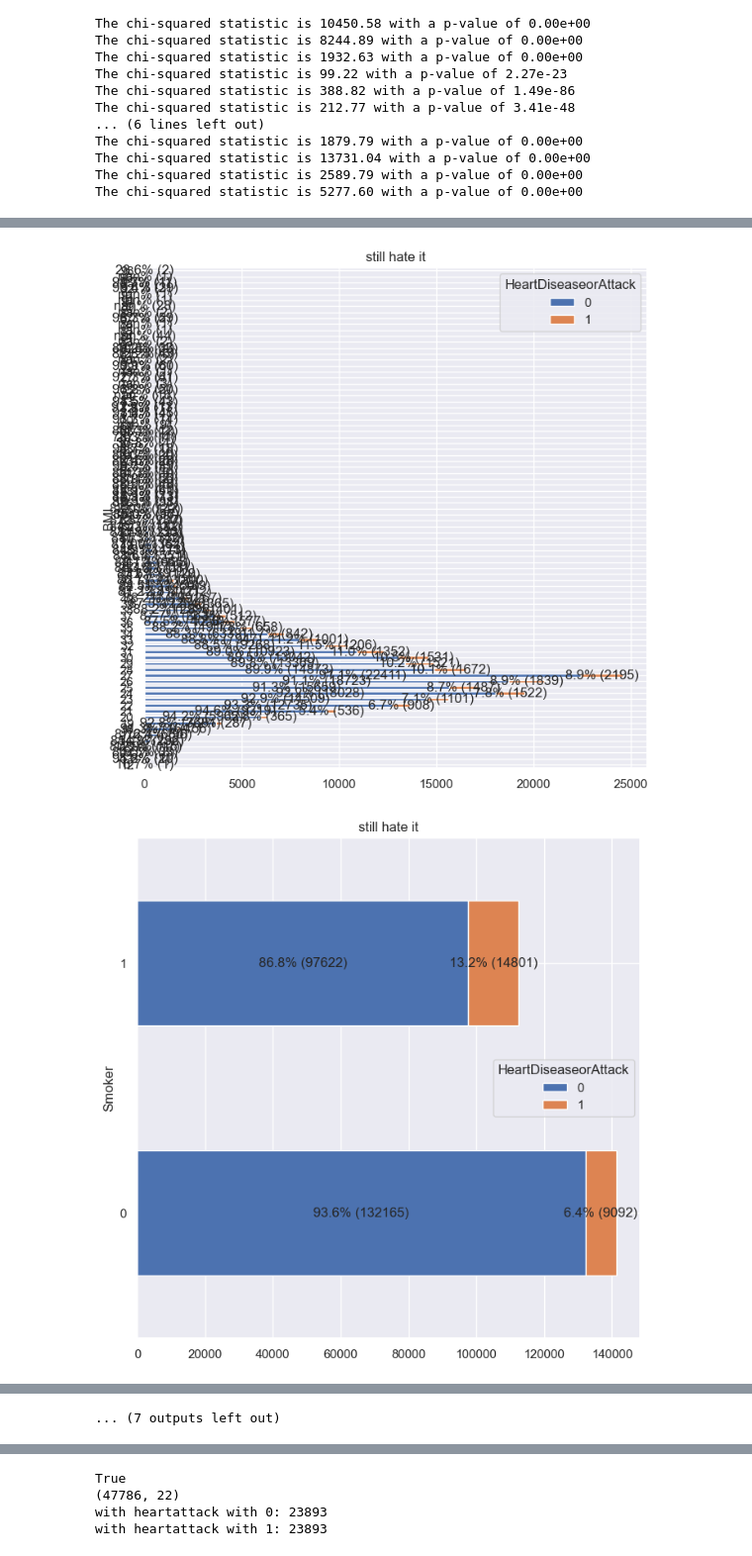
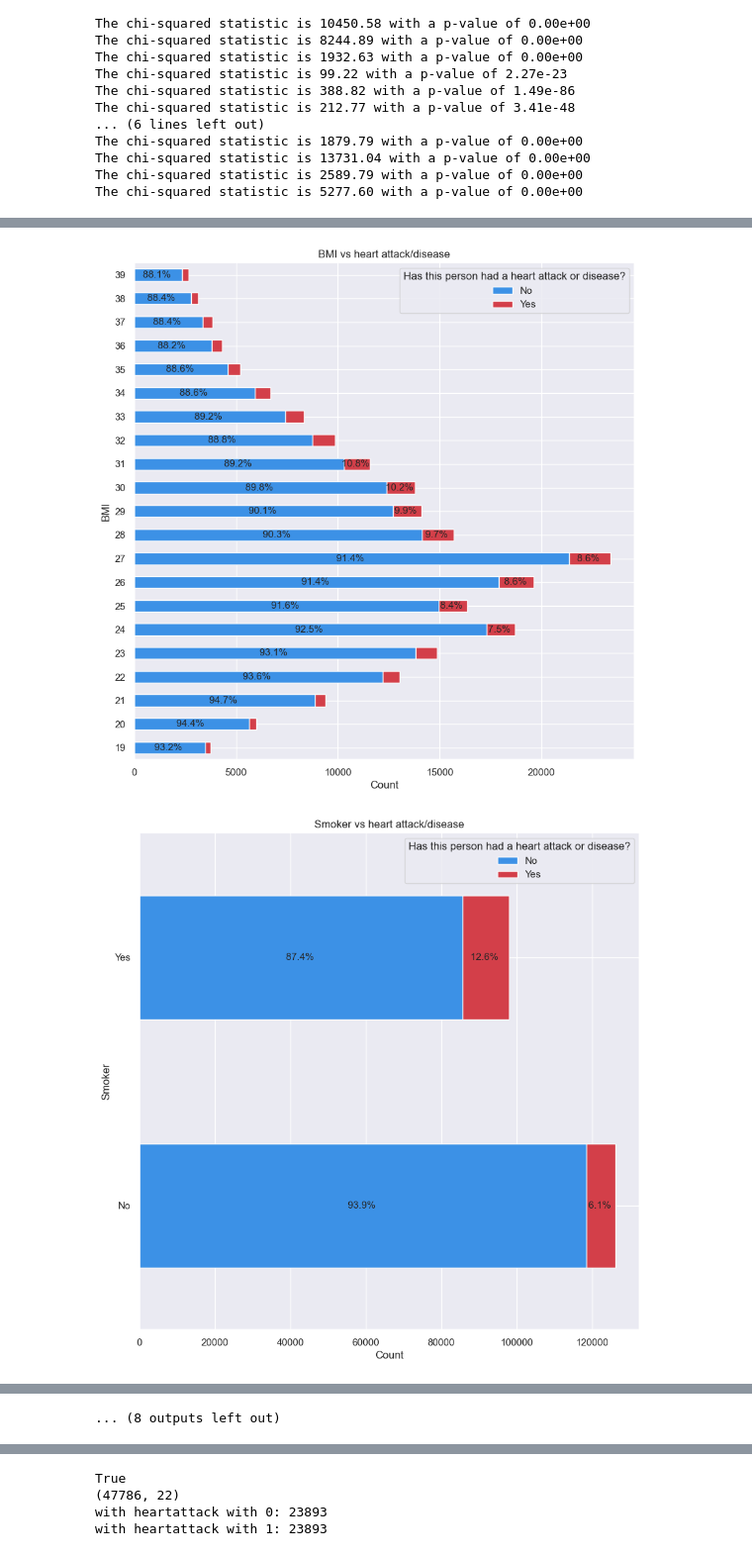
Before and after one commit to RobinMurk/Heart_attack_risk_analysis, a Jupyter notebook: Heart_disease_analysis.ipynb, the cells around one changed output, grey strips where cells are left out. Shown at 99% size. Cells and saved outputs as stored; diff of their text form; code cells hidden in the pictures.

Commit message:
graphs

```diff
--- a/Heart_disease_analysis.ipynb
+++ b/Heart_disease_analysis.ipynb
@@ -279,0 +278,7 @@ The chi-squared statistic is 5277.60 with a p-value of 0.00e+00
+# %%
+# making copy of data and deleting the data rows if the value count in the column is lower than 1%
+data_copy = data.copy()
+
+for column in[ 'BMI', 'MentHlth','PhysHlth', 'Education']:
+    threshold_count = 0.01 * data_copy[column].count()
+    data_copy = data_copy[data_copy.groupby(column)[column].transform('count') >= threshold_count]
@@ -309,5 +387,8 @@ def plot_figure(pivot_table, title, xpos,x,y):
 # %%
-for column in data.columns[1:]:
-    plot = data.pivot_table(index = [column], columns = 'HeartDiseaseorAttack', values = 'Age', aggfunc = 'count')
-    plot_figure(plot, "still hate it",10,8,8)
+for column in['HighBP', 'HighChol', 'CholCheck', 'BMI',
+       'Smoker', 'Stroke','Diabetes', 'PhysActivity', 'Fruits', 'Veggies',
+       'HvyAlcoholConsump', 'AnyHealthcare', 'NoDocbcCost',  'GenHlth', 'MentHlth',
+       'PhysHlth', 'DiffWalk', 'Sex', 'Education', 'Income']:
+    plot = data_copy.pivot_table(index = [column], columns = 'HeartDiseaseorAttack', values = 'Age', aggfunc = 'count')
+    plot_figure(plot,column+ " vs heart attack/disease", 10,10,10)
 # %% [output]
@@ -317,2 +398,2 @@ for column in data.columns[1:]:
-[figure, old version]
+[figure, new version]
-[figure, old version]
+[figure, new version]
@@ -326 +407 @@ for column in data.columns[1:]:
-... (7 outputs left out)
+... (8 outputs left out)
```
Also changed, not shown: parts of 13 cells of this notebook.
